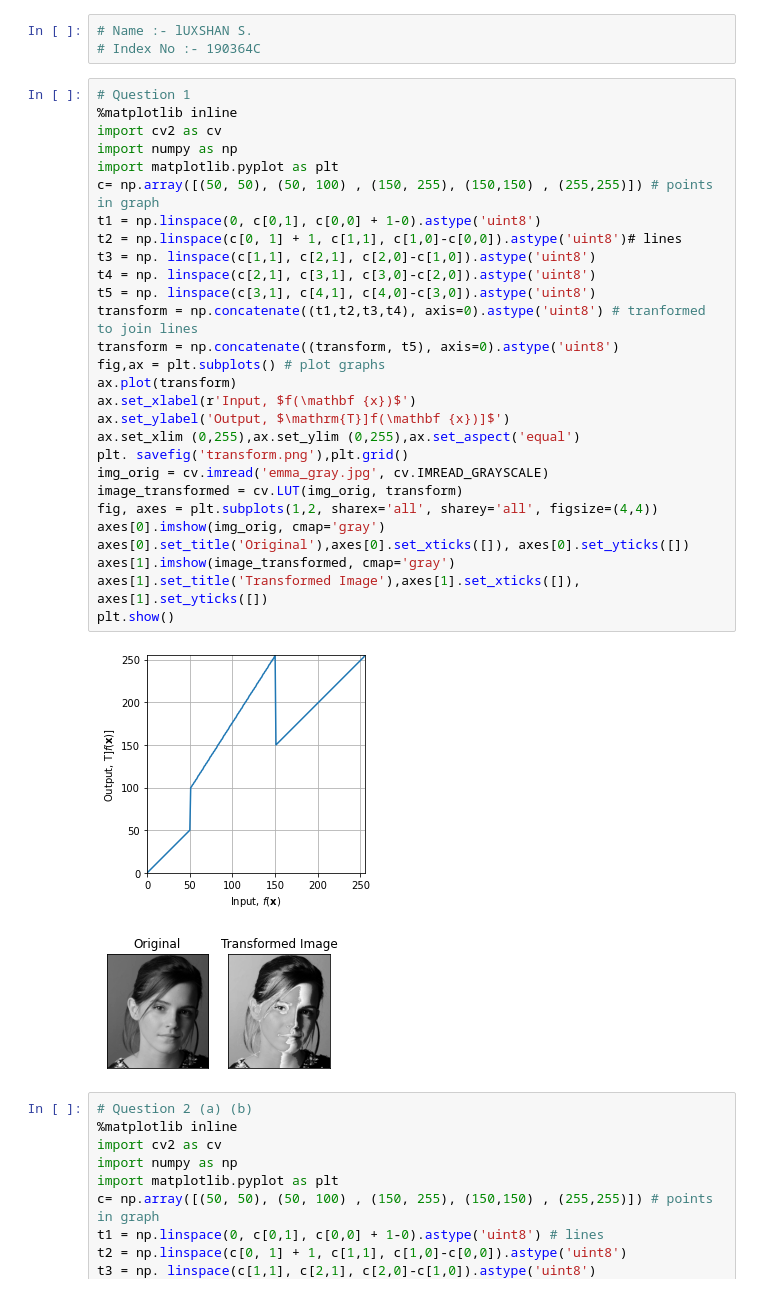
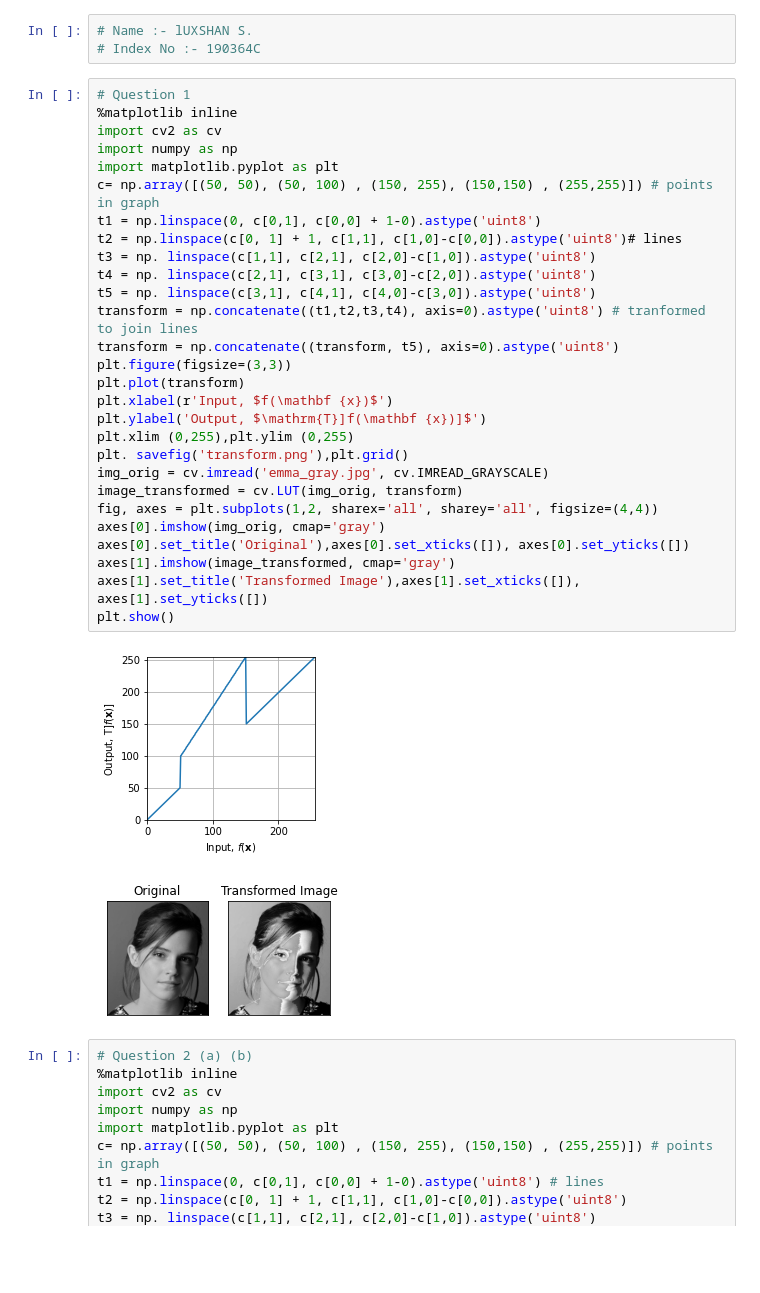
Before and after one commit to luxshan21/Image_Processing_Works_190364C, a Jupyter notebook: Assignments/Assignment_01/Assignment_01_190364C.ipynb, the cells around one changed output. Drawn from its saved outputs; the diff is of its cells as text; blank space fills up the shorter version.

```diff
--- a/Assignments/Assignment_01/Assignment_01_190364C.ipynb
+++ b/Assignments/Assignment_01/Assignment_01_190364C.ipynb
@@ -4,33 +4,33 @@
 # %%
 # Question 1
 %matplotlib inline
 import cv2 as cv
 import numpy as np
 import matplotlib.pyplot as plt
 c= np.array([(50, 50), (50, 100) , (150, 255), (150,150) , (255,255)]) # points in graph
 t1 = np.linspace(0, c[0,1], c[0,0] + 1-0).astype('uint8')
 t2 = np.linspace(c[0, 1] + 1, c[1,1], c[1,0]-c[0,0]).astype('uint8')# lines
 t3 = np. linspace(c[1,1], c[2,1], c[2,0]-c[1,0]).astype('uint8')
 t4 = np. linspace(c[2,1], c[3,1], c[3,0]-c[2,0]).astype('uint8')
 t5 = np. linspace(c[3,1], c[4,1], c[4,0]-c[3,0]).astype('uint8')
 transform = np.concatenate((t1,t2,t3,t4), axis=0).astype('uint8') # tranformed to join lines
 transform = np.concatenate((transform, t5), axis=0).astype('uint8')
-fig,ax = plt.subplots() # plot graphs
-ax.plot(transform)
-ax.set_xlabel(r'Input, $f(\mathbf {x})$')
-ax.set_ylabel('Output, $\mathrm{T}]f(\mathbf {x})]$')
-ax.set_xlim (0,255),ax.set_ylim (0,255),ax.set_aspect('equal')
+plt.figure(figsize=(3,3))
+plt.plot(transform)
+plt.xlabel(r'Input, $f(\mathbf {x})$')
+plt.ylabel('Output, $\mathrm{T}]f(\mathbf {x})]$')
+plt.xlim (0,255),plt.ylim (0,255)
 plt. savefig('transform.png'),plt.grid()
 img_orig = cv.imread('emma_gray.jpg', cv.IMREAD_GRAYSCALE)
 image_transformed = cv.LUT(img_orig, transform)
 fig, axes = plt.subplots(1,2, sharex='all', sharey='all', figsize=(4,4))
 axes[0].imshow(img_orig, cmap='gray')
 axes[0].set_title('Original'),axes[0].set_xticks([]), axes[0].set_yticks([])
 axes[1].imshow(image_transformed, cmap='gray')
 axes[1].set_title('Transformed Image'),axes[1].set_xticks([]), axes[1].set_yticks([])
 plt.show()
 # %% [output]
-[figure, old version]
+[figure, new version]
 [figure]
 # %%
 # Question 2 (a) (b)
```
Also changed, not shown: parts of 4 cells of this notebook, 1 other file.
